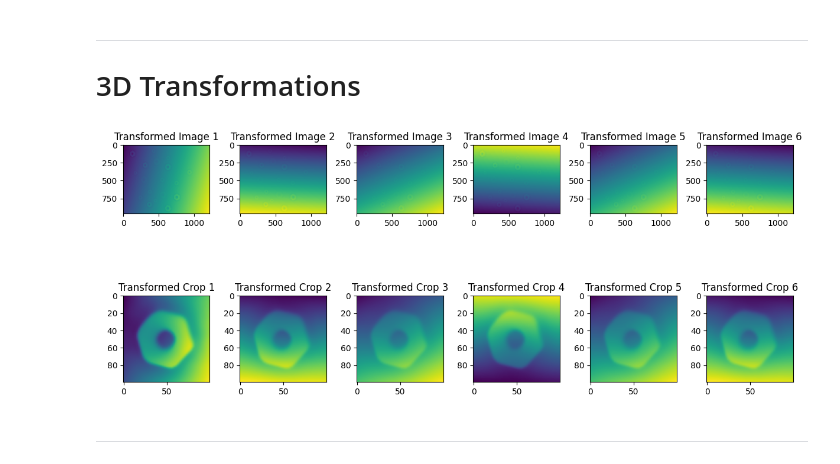
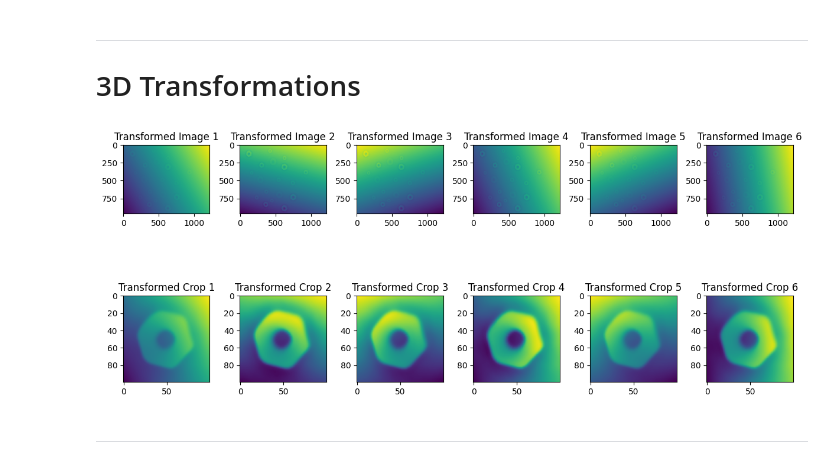
Before and after one commit to juanpb27/ssl_objects_detection, a Jupyter notebook: notebooks/Automated_3D_Data_Transformation.ipynb, the cells around one changed output. Drawn from its saved outputs; the diff is of its cells as text; code cells hidden in the pictures.

Commit message:
Testing with transformed 3D images

```diff
--- a/notebooks/Automated_3D_Data_Transformation.ipynb
+++ b/notebooks/Automated_3D_Data_Transformation.ipynb
@@ -403,15 +403,15 @@ def generate_transformed_images(image_to_transform, crop_coords, angle_ranges, N
 # %%
 # Set the image, crop coordinates, and angle ranges
 N = 6
 image_to_transform = Spz
 crop_coords = (880, 332, 100)
-angle_ranges = {'ax': (-10, 10), 'ay': (-5, 5), 'az': (-3, 3), 'tx': (-2, 2), 'ty': (-2, 2), 'tz': (-2, 2)}
+angle_ranges = {'ax': (-5, 5), 'ay': (-5, 5), 'az': (-5, 5), 'tx': (-10, 10), 'ty': (-10, 10), 'tz': (-10, 10)}
 
 # Generate a list of N transformed images and transformed crops
 # Generate and display the transformed images and crops
 transformed_images, transformed_crops = generate_transformed_images(image_to_transform, crop_coords, angle_ranges, N)
 # %% [output]
-[figure, old version]
+[figure, new version]
 # %% [markdown]
 ------------------
 # %% [markdown]
```
Also changed, not shown: parts of 12 cells of this notebook.
